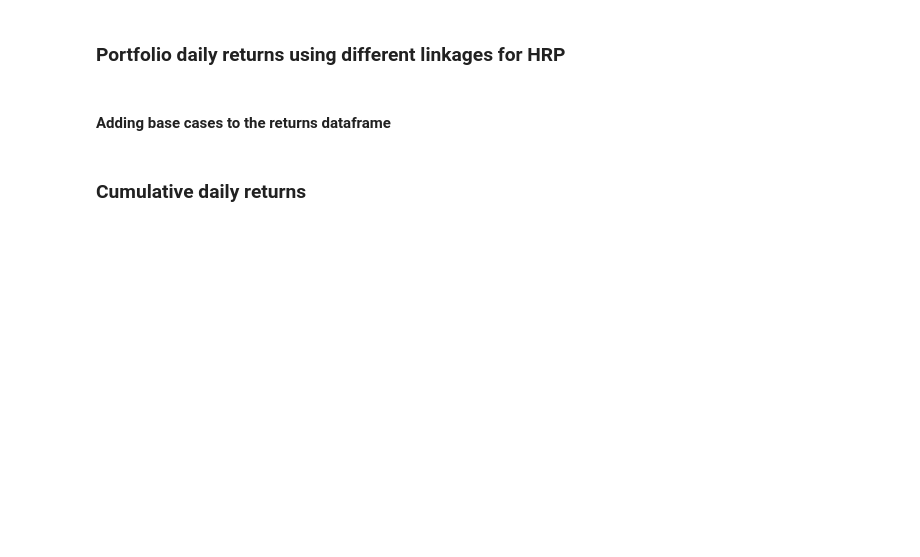
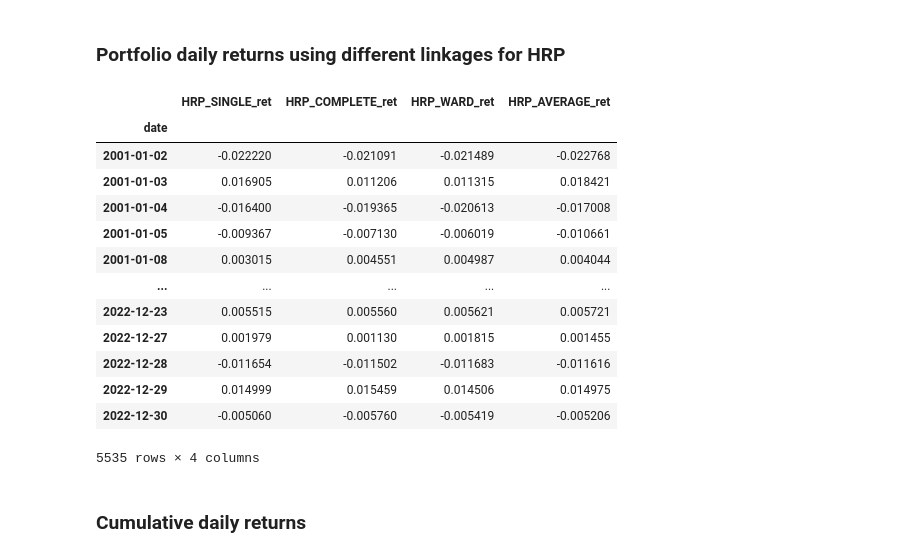
Before and after one commit to vdp96/hierarchical_risk_parity, a Jupyter notebook: performance_study.ipynb, the cells around one changed output. Saved outputs shown, nothing was run; the diff lists cells and outputs as text; code cells hidden in the pictures; blank space fills up the shorter version.

```diff
--- a/performance_study.ipynb
+++ b/performance_study.ipynb
@@ -145,8 +148,21 @@ for year in range(2001, 2023):
 # %%
 ret_df = pd.concat(test_df_lst, ignore_index=True, axis=0)
 wgt_ret_cols = ["HRP_" + linkage_type.upper() + "_ret" for linkage_type in linkage_types]
 
-daily_ret_df = ret_df.groupby("date")[wgt_ret_cols].sum()
-daily_ret_df
+hrp_ret_df = ret_df.groupby("date")[wgt_ret_cols].sum()
+hrp_ret_df
+# %% [output]
+|  | HRP_SINGLE_ret | HRP_COMPLETE_ret | HRP_WARD_ret | HRP_AVERAGE_ret |
+| date |  |  |  |  |
+| 2001-01-02 | -0.022220 | -0.021091 | -0.021489 | -0.022768 |
+| 2001-01-03 | 0.016905 | 0.011206 | 0.011315 | 0.018421 |
+| 2001-01-04 | -0.016400 | -0.019365 | -0.020613 | -0.017008 |
+| 2001-01-05 | -0.009367 | -0.007130 | -0.006019 | -0.010661 |
+| 2001-01-08 | 0.003015 | 0.004551 | 0.004987 | 0.004044 |
+| ... | ... | ... | ... | ... |
+| 2022-12-23 | 0.005515 | 0.005560 | 0.005621 | 0.005721 |
+| 2022-12-27 | 0.001979 | 0.001130 | 0.001815 | 0.001455 |
+| 2022-12-28 | -0.011654 | -0.011502 | -0.011683 | -0.011616 |
+| 2022-12-29 | 0.014999 | 0.015459 | 0.014506 | 0.014975 |
+| 2022-12-30 | -0.005060 | -0.005760 | -0.005419 | -0.005206 |
+5535 rows × 4 columns
-# %% [markdown]
-#### Adding base cases to the returns dataframe
```
Also changed, not shown: parts of 18 cells of this notebook, 3 other files.
